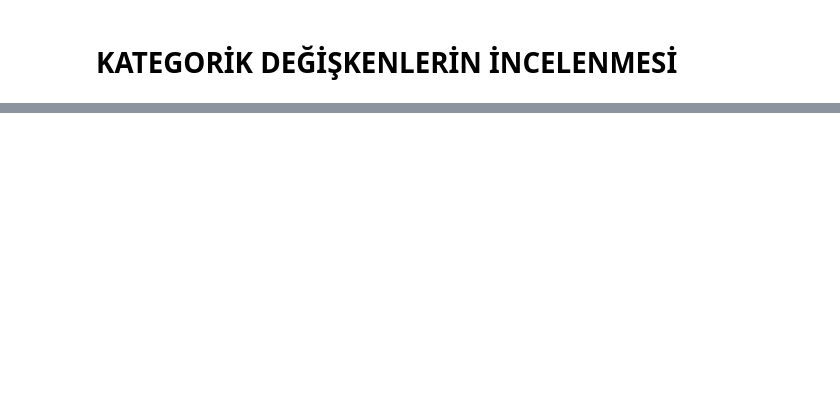
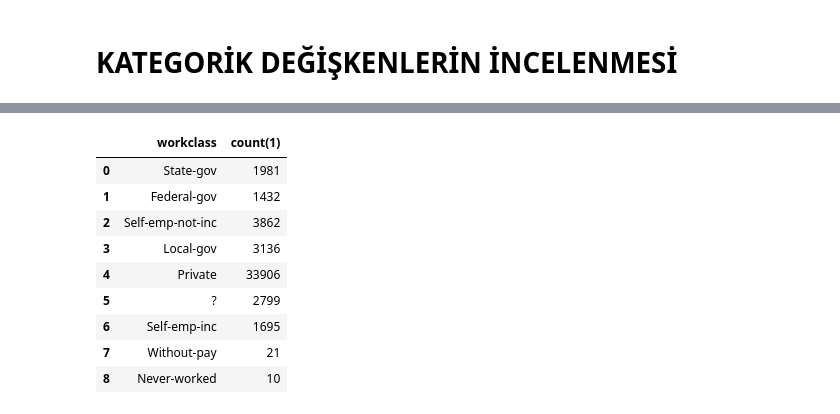
Before and after one commit to veribilimiokulu/udemy-apache-spark, a Jupyter notebook: kurs_esnasi/pyspark/MachineLearning/Preprocessing/DataExplore.ipynb, the cells around one changed output, grey strips where cells are left out. Saved outputs shown, nothing was run; the diff lists cells and outputs as text; code cells hidden in the pictures; blank space fills up the shorter version.

```diff
--- a/kurs_esnasi/pyspark/MachineLearning/Preprocessing/DataExplore.ipynb
+++ b/kurs_esnasi/pyspark/MachineLearning/Preprocessing/DataExplore.ipynb
@@ -115,0 +139,14 @@ adult_whole_df.describe(['age','fnlwgt','education_num','capital_gain','capital_
+# %%
+spark.sql(" SELECT workclass, COUNT(*) FROM workclass_tbl GROUP BY workclass LIMIT 10") \
+.toPandas().head(10)
+# %% [output]
+|  | workclass | count(1) |
+| 0 | State-gov | 1981 |
+| 1 | Federal-gov | 1432 |
+| 2 | Self-emp-not-inc | 3862 |
+| 3 | Local-gov | 3136 |
+| 4 | Private | 33906 |
+| 5 | ? | 2799 |
+| 6 | Self-emp-inc | 1695 |
+| 7 | Without-pay | 21 |
+| 8 | Never-worked | 10 |
```
Also changed, not shown: parts of 31 cells of this notebook.
